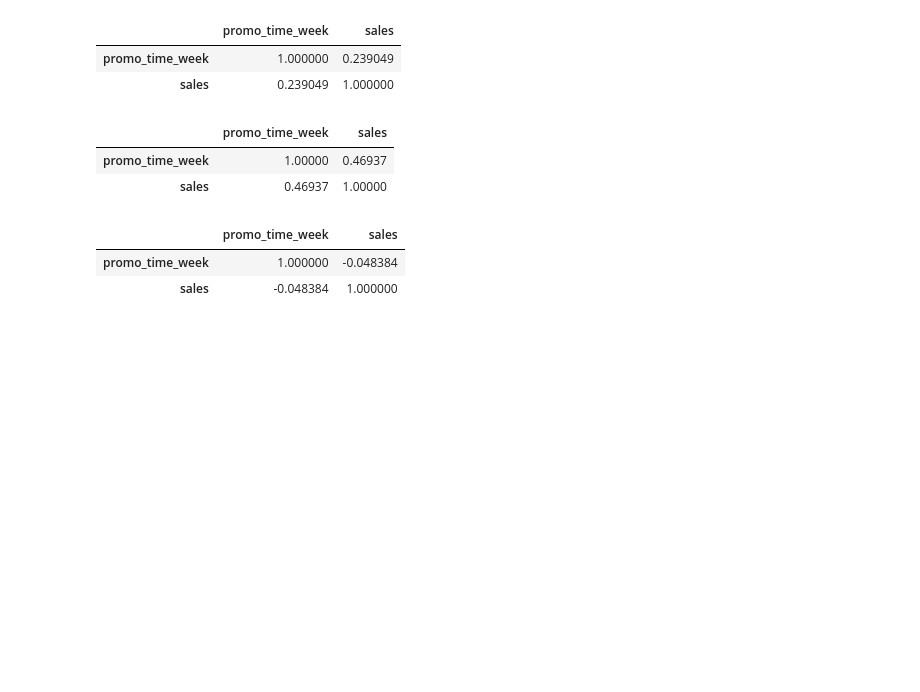
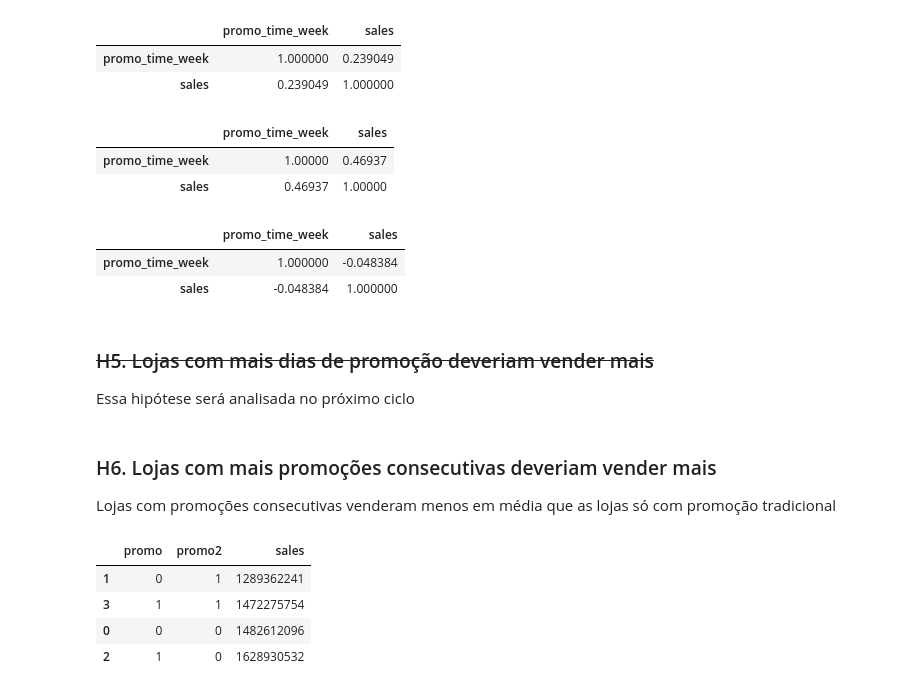
Before and after one commit to igordesouza/ds-em-producao, a Jupyter notebook: m04_v01_store_sales_prediction-Copy1.ipynb, the cells around one changed output. Saved outputs shown, nothing was run; the diff lists cells and outputs as text; code cells hidden in the pictures; blank space fills up the shorter version.

Commit message:
hipótese 5 e 6 concluídas - aula 14 encerrada

```diff
--- a/m04_v01_store_sales_prediction-Copy1.ipynb
+++ b/m04_v01_store_sales_prediction-Copy1.ipynb
@@ -1077,3 +1077,17 @@ display(aux3[['promo_time_week','sales']].corr())
 |  | promo_time_week | sales |
 | promo_time_week | 1.000000 | -0.048384 |
 | sales | -0.048384 | 1.000000 |
+# %% [markdown]
+### <s>H5. Lojas com mais dias de promoção deveriam vender mais </s>
+Essa hipótese será analisada no próximo ciclo
+# %% [markdown]
+### H6. Lojas com mais promoções consecutivas deveriam vender mais
+Lojas com promoções consecutivas venderam menos em média que as lojas só com promoção tradicional
+# %%
+df4[['promo','promo2','sales']].groupby(['promo','promo2']).sum().reset_index().sort_values('sales')
+# %% [output]
+|  | promo | promo2 | sales |
+| 1 | 0 | 1 | 1289362241 |
+| 3 | 1 | 1 | 1472275754 |
+| 0 | 0 | 0 | 1482612096 |
+| 2 | 1 | 0 | 1628930532 |
```
Also changed, not shown: parts of 3 cells of this notebook.
